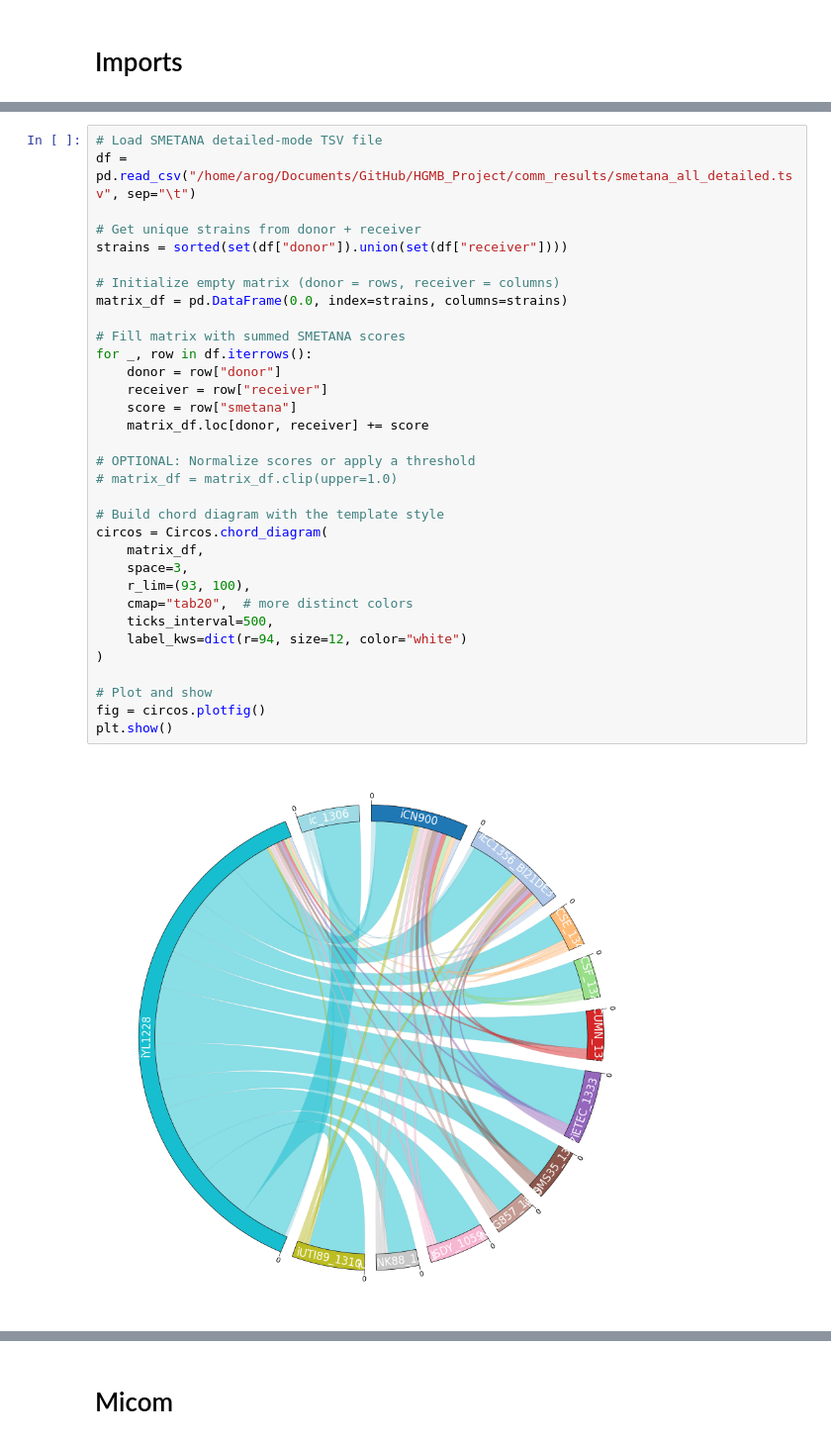
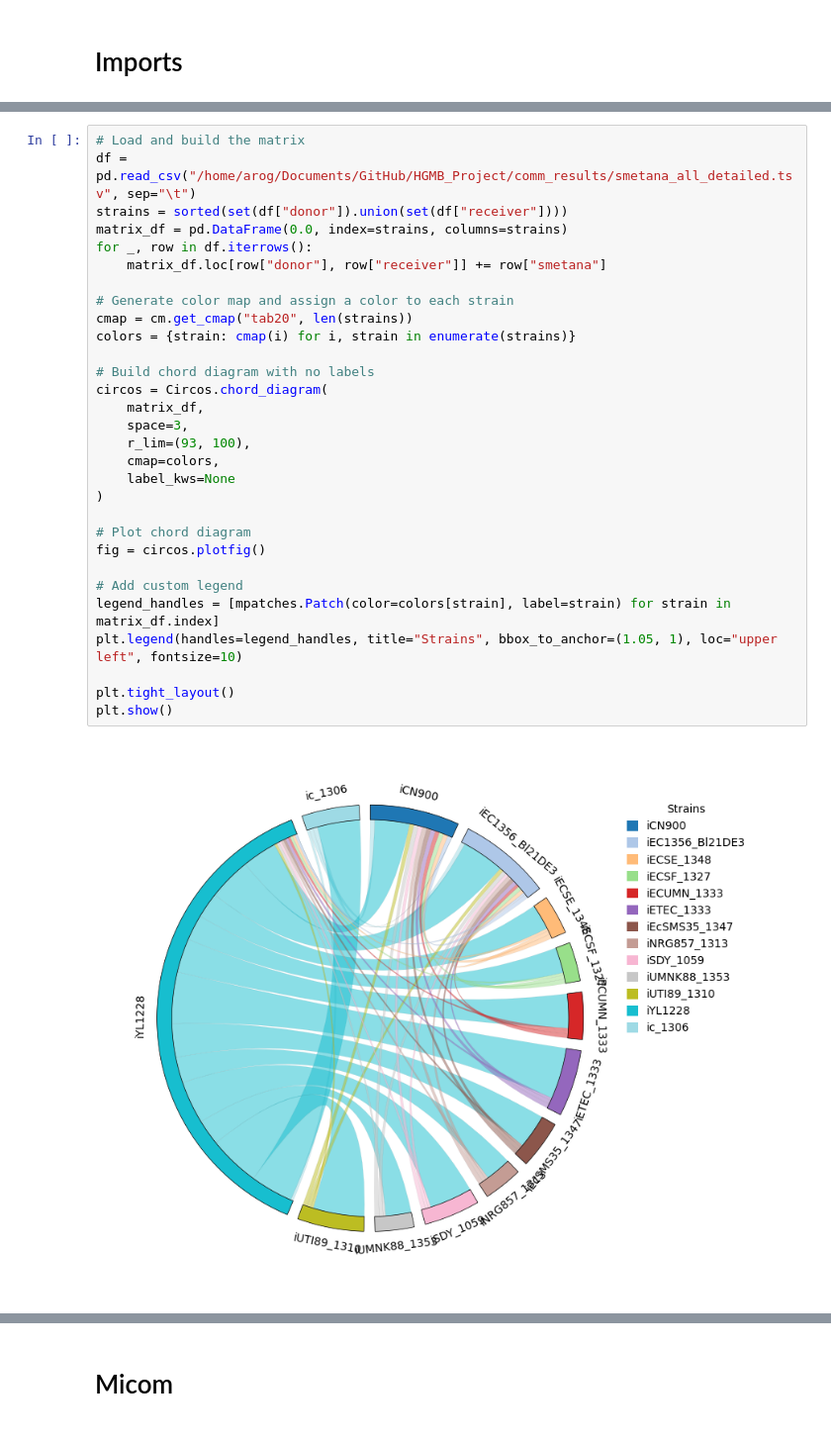
Before and after one commit to arog-bioinfo/HGMB_Project, a Jupyter notebook: analysis/comm_sim_analysis.ipynb, the cells around one changed output, grey strips where cells are left out. Shown at 99% size. Drawn from its saved outputs; the diff is of its cells as text.

```diff
--- a/analysis/comm_sim_analysis.ipynb
+++ b/analysis/comm_sim_analysis.ipynb
@@ -16,38 +20,35 @@ from sklearn.preprocessing import LabelEncoder
 # %%
-# Load SMETANA detailed-mode TSV file
+# Load and build the matrix
 df = pd.read_csv("/home/arog/Documents/GitHub/HGMB_Project/comm_results/smetana_all_detailed.tsv", sep="\t")
+strains = sorted(set(df["donor"]).union(set(df["receiver"])))
+matrix_df = pd.DataFrame(0.0, index=strains, columns=strains)
+for _, row in df.iterrows():
+    matrix_df.loc[row["donor"], row["receiver"]] += row["smetana"]
 
-# Get unique strains from donor + receiver
-strains = sorted(set(df["donor"]).union(set(df["receiver"])))
+# Generate color map and assign a color to each strain
+cmap = cm.get_cmap("tab20", len(strains))
+colors = {strain: cmap(i) for i, strain in enumerate(strains)}
 
-# Initialize empty matrix (donor = rows, receiver = columns)
-matrix_df = pd.DataFrame(0.0, index=strains, columns=strains)
-
-# Fill matrix with summed SMETANA scores
-for _, row in df.iterrows():
-    donor = row["donor"]
-    receiver = row["receiver"]
-    score = row["smetana"]
-    matrix_df.loc[donor, receiver] += score
-
-# OPTIONAL: Normalize scores or apply a threshold
-# matrix_df = matrix_df.clip(upper=1.0)
-
-# Build chord diagram with the template style
+# Build chord diagram with no labels
 circos = Circos.chord_diagram(
     matrix_df,
     space=3,
     r_lim=(93, 100),
-    cmap="tab20",  # more distinct colors
-    ticks_interval=500,
-    label_kws=dict(r=94, size=12, color="white")
+    cmap=colors,
+    label_kws=None
 )
 
-# Plot and show
+# Plot chord diagram
 fig = circos.plotfig()
+
+# Add custom legend
+legend_handles = [mpatches.Patch(color=colors[strain], label=strain) for strain in matrix_df.index]
+plt.legend(handles=legend_handles, title="Strains", bbox_to_anchor=(1.05, 1), loc="upper left", fontsize=10)
+
+plt.tight_layout()
 plt.show()
 # %% [output]
-[figure, old version]
+[figure, new version]
 # %%
 # Load SMETANA detailed-mode TSV file
 df = pd.read_csv("/home/arog/Documents/GitHub/HGMB_Project/comm_results/smetana_healthy_detailed.tsv", sep="\t")
```
Also changed, not shown: parts of 11 cells of this notebook, 11 other files.
